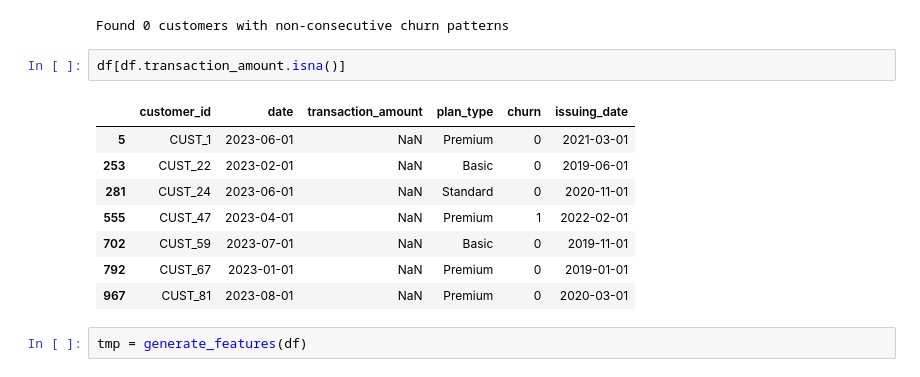
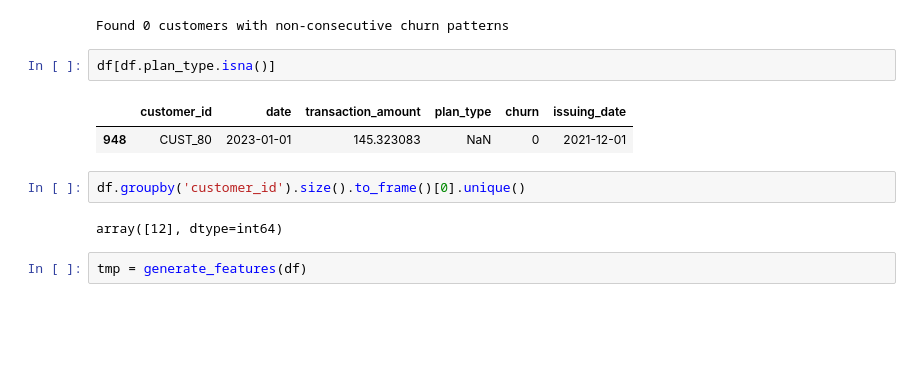
Before and after one commit to arkadymankovsky/customer-churn-classification, a Jupyter notebook: exercise.ipynb, the cells around one changed output. Saved outputs shown, nothing was run; the diff lists cells and outputs as text; blank space fills up the shorter version.

```diff
--- a/exercise.ipynb
+++ b/exercise.ipynb
@@ -617,16 +617,14 @@ non_consecutive_customers = find_non_consecutive_churn(df)
 # %% [output]
 Found 0 customers with non-consecutive churn patterns
 # %%
-df[df.transaction_amount.isna()]
+df[df.plan_type.isna()]
 # %% [output]
 |  | customer_id | date | transaction_amount | plan_type | churn | issuing_date |
-| 5 | CUST_1 | 2023-06-01 | NaN | Premium | 0 | 2021-03-01 |
-| 253 | CUST_22 | 2023-02-01 | NaN | Basic | 0 | 2019-06-01 |
-| 281 | CUST_24 | 2023-06-01 | NaN | Standard | 0 | 2020-11-01 |
-| 555 | CUST_47 | 2023-04-01 | NaN | Premium | 1 | 2022-02-01 |
-| 702 | CUST_59 | 2023-07-01 | NaN | Basic | 0 | 2019-11-01 |
-| 792 | CUST_67 | 2023-01-01 | NaN | Premium | 0 | 2019-01-01 |
-| 967 | CUST_81 | 2023-08-01 | NaN | Premium | 0 | 2020-03-01 |
+| 948 | CUST_80 | 2023-01-01 | 145.323083 | NaN | 0 | 2021-12-01 |
+# %%
+df.groupby('customer_id').size().to_frame()[0].unique()
+# %% [output]
+array([12], dtype=int64)
 # %%
 tmp = generate_features(df)
 # %% [markdown]
```
Also changed, not shown: parts of 63 cells of this notebook, 3 other files.
